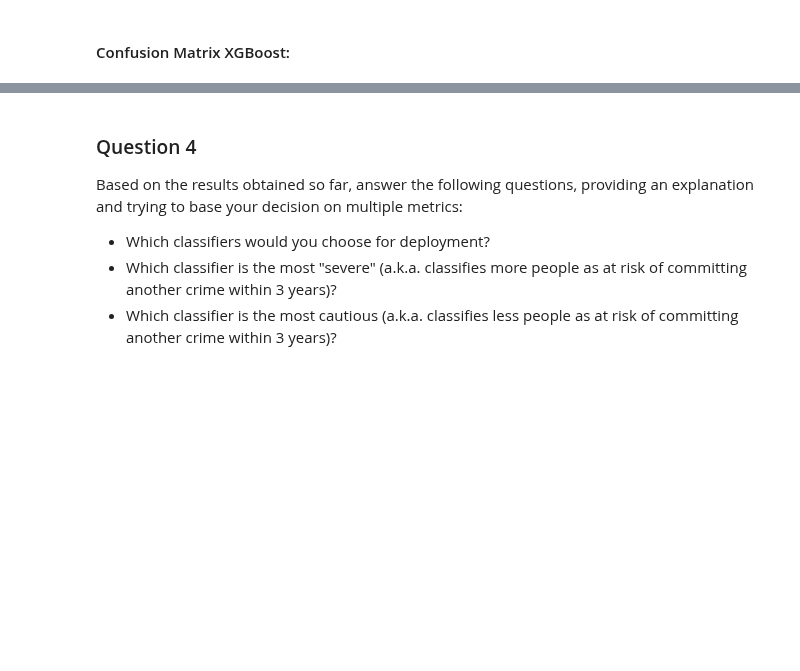
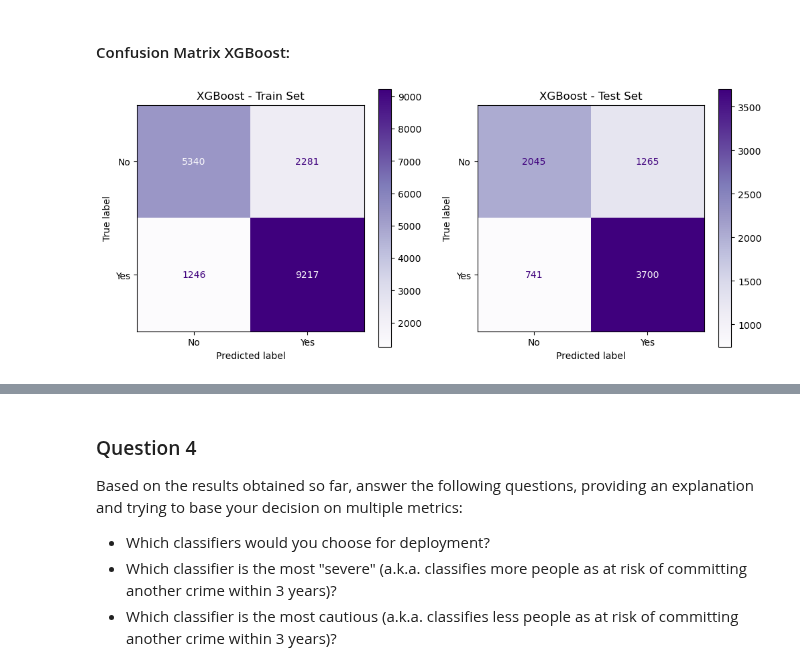
Before and after one commit to renata-liu/dsci-430, a Jupyter notebook: assignment-3/Module 3 assignment AIF360.ipynb, the cells around one changed output, grey strips where cells are left out. Saved outputs shown, nothing was run; the diff lists cells and outputs as text; code cells hidden in the pictures; blank space fills up the shorter version.

```diff
--- a/assignment-3/Module 3 assignment AIF360.ipynb
+++ b/assignment-3/Module 3 assignment AIF360.ipynb
@@ -239,6 +571,43 @@ classified_metric_dt.binary_confusion_matrix(privileged=None)
 # %% [markdown]
 #### Confusion Matrix XGBoost:
 # %%
-# Use confusion_matrix to plot your result here
+import matplotlib.pyplot as plt
+from sklearn.metrics import confusion_matrix, ConfusionMatrixDisplay
+
+# XGBoost Confusion Matrices
+fig, axes = plt.subplots(1, 2, figsize=(12, 5))
+
+# XGBoost class labels might be 0 and 1, mapping to labels
+xgb_classes = xgboost_model.classes_
+display_labels = ['No', 'Yes'] if list(xgb_classes) == [0, 1] else xgb_classes
+
+# Train
+y_pred_xgb_train = xgboost_model.predict(X_train)
+# Ensure training target is mapped if model outputs numerical classes
+if list(xgb_classes) == [0, 1] and y_train.dtype == object:
+    y_train_mapped = y_train.map({'No': 0, 'Yes': 1})
+else:
+    y_train_mapped = y_train
+
+cm_xgb_train = confusion_matrix(y_train_mapped, y_pred_xgb_train, labels=xgb_classes)
+disp_xgb_train = ConfusionMatrixDisplay(confusion_matrix=cm_xgb_train, display_labels=display_labels)
+disp_xgb_train.plot(ax=axes[0], cmap='Purples')
+axes[0].set_title("XGBoost - Train Set")
+
+# Test
+y_pred_xgb_test = xgboost_model.predict(X_test)
+if list(xgb_classes) == [0, 1] and y_test.dtype == object:
+    y_test_mapped = y_test.map({'No': 0, 'Yes': 1})
+else:
+    y_test_mapped = y_test
+
+cm_xgb_test = confusion_matrix(y_test_mapped, y_pred_xgb_test, labels=xgb_classes)
+disp_xgb_test = ConfusionMatrixDisplay(confusion_matrix=cm_xgb_test, display_labels=display_labels)
+disp_xgb_test.plot(ax=axes[1], cmap='Purples')
+axes[1].set_title("XGBoost - Test Set")
+
+plt.show()
+# %% [output]
+[figure, added]
 # %%
 classified_metric_xgb.binary_confusion_matrix(privileged=None)
```
Also changed, not shown: parts of 35 cells of this notebook.
